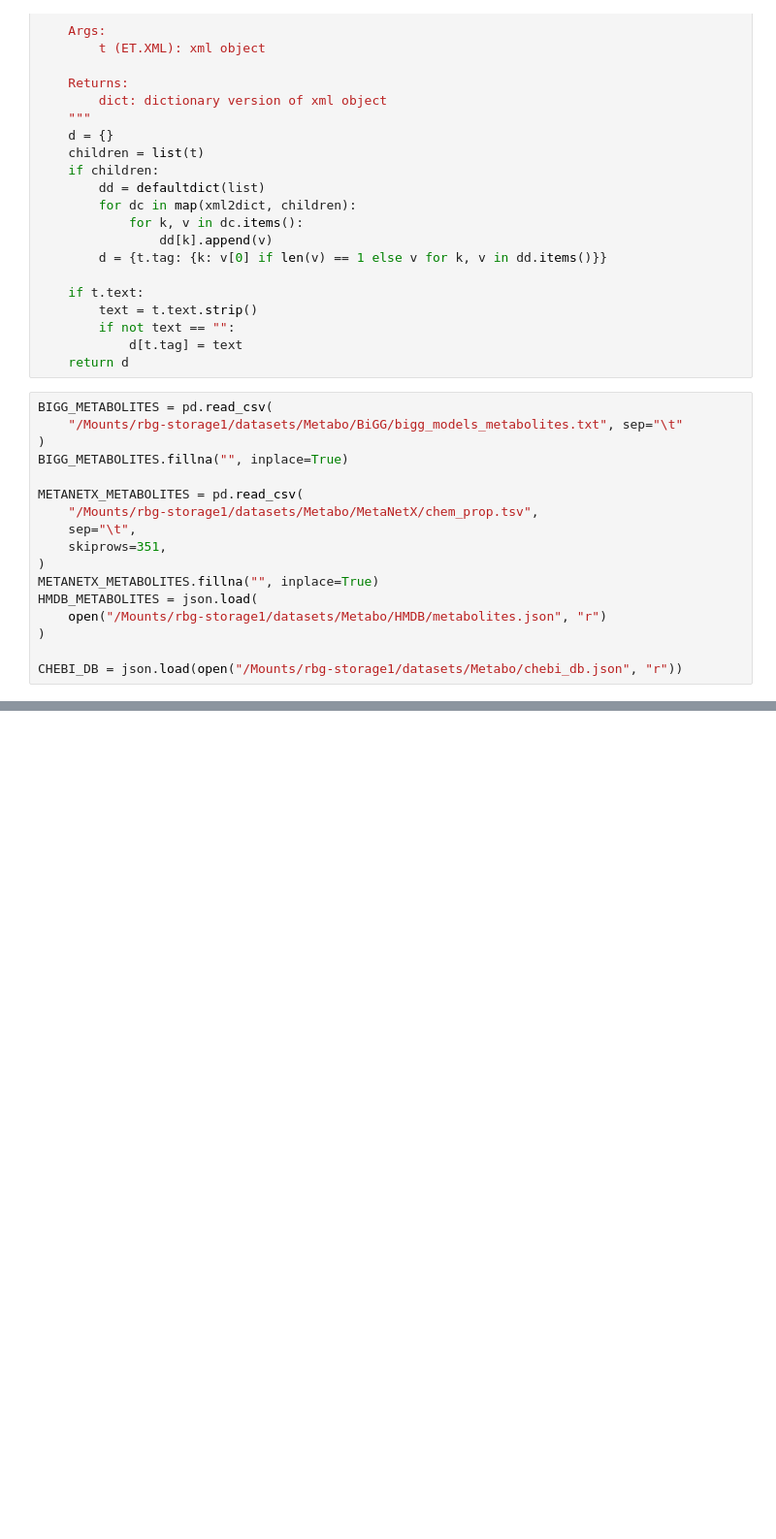
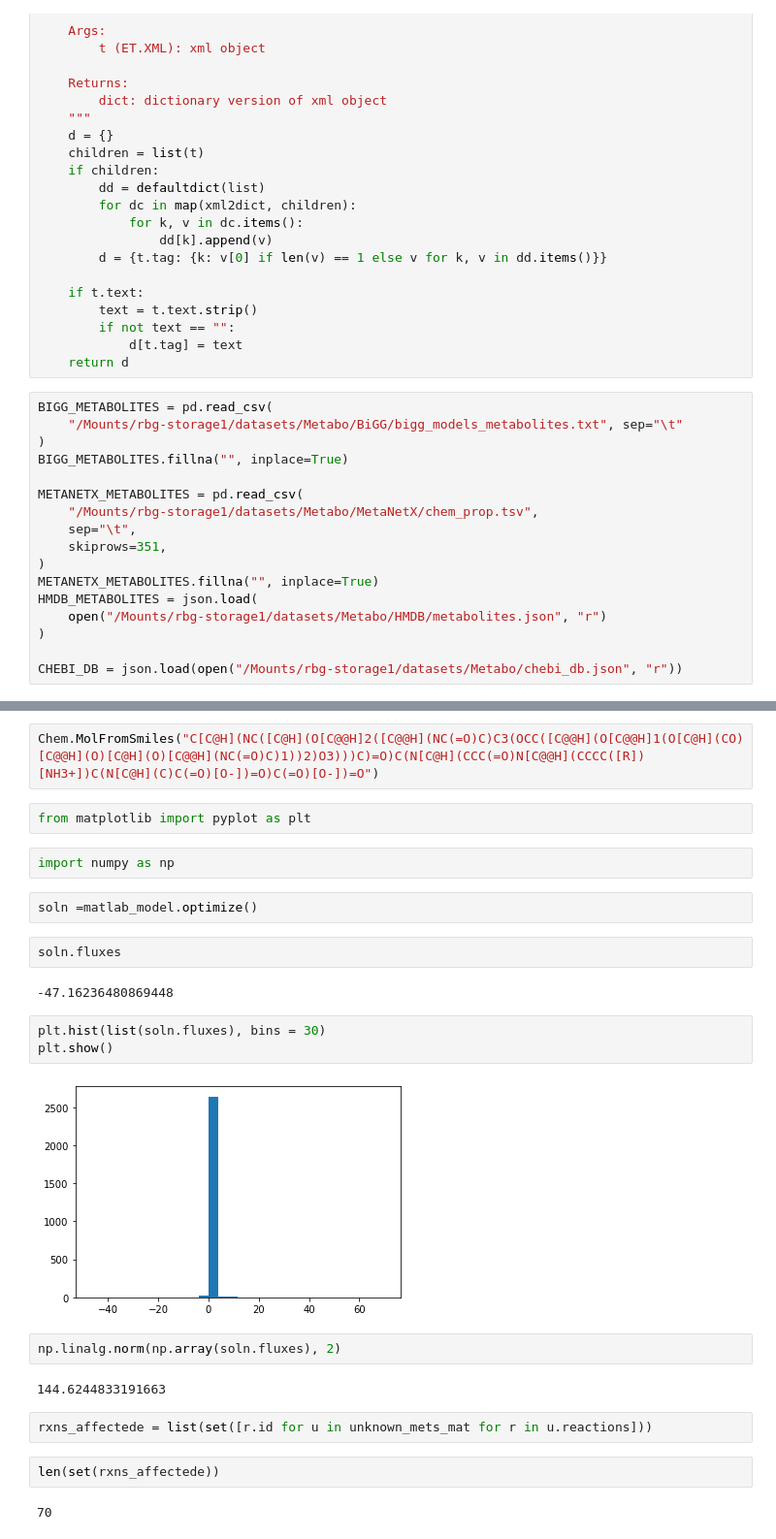
Before and after one commit to pgmikhael/clipzyme, a Jupyter notebook: notebooks/metabio.ipynb, the cells around one changed output, grey strips where cells are left out. Shown at 97% size. Cells and saved outputs as stored; diff of their text form; blank space fills up the shorter version.

```diff
--- a/notebooks/metabio.ipynb
+++ b/notebooks/metabio.ipynb
@@ -1146,0 +1374,27 @@ xml_data['Compound']['cml']['molecule']['string']
+# %%
+Chem.MolFromSmiles("C[C@H](NC([C@H](O[C@@H]2([C@@H](NC(=O)C)C3(OCC([C@@H](O[C@@H]1(O[C@H](CO)[C@@H](O)[C@H](O)[C@@H](NC(=O)C)1))2)O3)))C)=O)C(N[C@H](CCC(=O)N[C@@H](CCCC([R])[NH3+])C(N[C@H](C)C(=O)[O-])=O)C(=O)[O-])=O")
+# %%
+from matplotlib import pyplot as plt
+# %%
+import numpy as np
+# %%
+soln =matlab_model.optimize()
+# %%
+soln.fluxes
+# %% [output]
+-47.16236480869448
+# %%
+plt.hist(list(soln.fluxes), bins = 30)
+plt.show()
+# %% [output]
+[figure, added]
+# %%
+np.linalg.norm(np.array(soln.fluxes), 2)
+# %% [output]
+144.6244833191663
+# %%
+rxns_affectede = list(set([r.id for u in unknown_mets_mat for r in u.reactions]))
+# %%
+len(set(rxns_affectede))
+# %% [output]
+70
```
Also changed, not shown: parts of 61 cells of this notebook.
